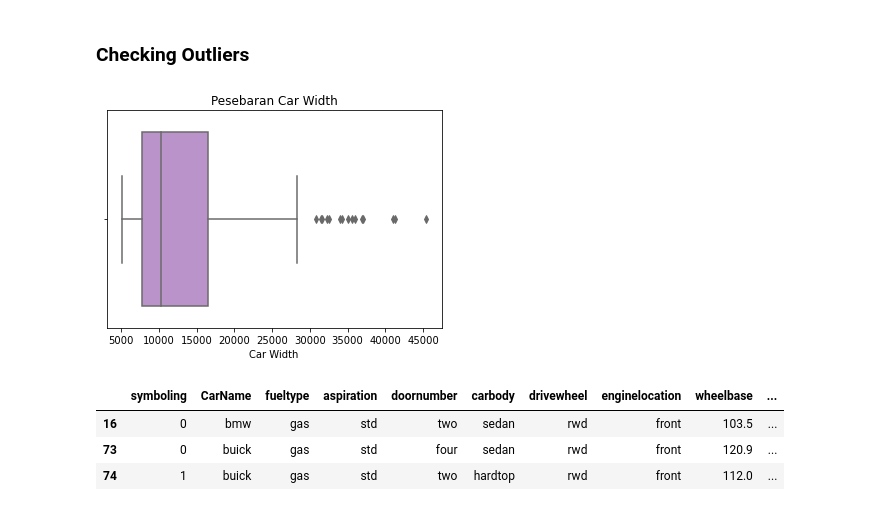
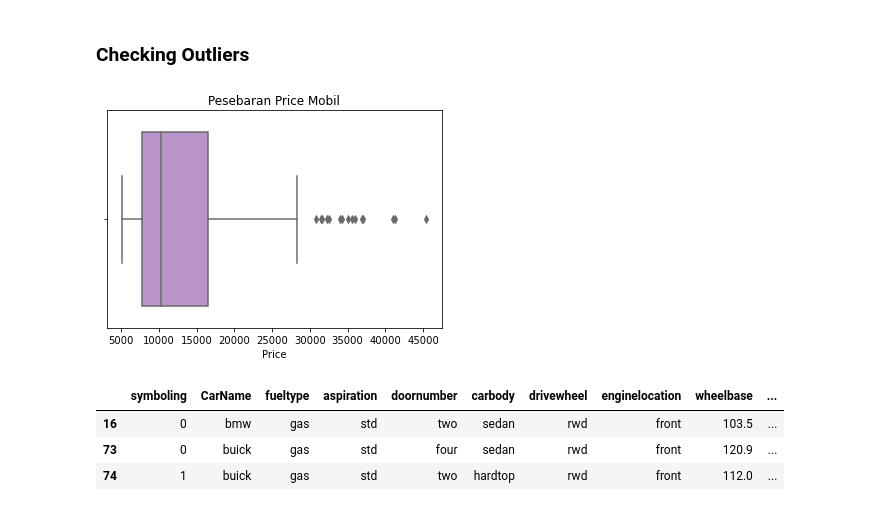
Before and after one commit to arsyfpro/Machine-Learning-Laboratory, a Jupyter notebook: #4 Exploratory Data Analysis/P4_EDA.ipynb, the cells around one changed output. Drawn from its saved outputs; the diff is of its cells as text; code cells hidden in the pictures.

```diff
--- a/#4 Exploratory Data Analysis/P4_EDA.ipynb
+++ b/#4 Exploratory Data Analysis/P4_EDA.ipynb
@@ -205,14 +205,14 @@ plt.show()
 # %%
 # melihat pesebaran data menggunakan boxplot
 fig = plt.figure()
 ax = sns.boxplot(x='price', data=df, color='#bd8ad4')
 
-plt.title("Pesebaran Car Width")
-plt.xlabel("Car Width")
+plt.title("Pesebaran Price Mobil")
+plt.xlabel("Price")
 
 plt.show()
 # %% [output]
-[figure, old version]
+[figure, new version]
 # %%
 # Cek outliers menggunakan Z-Score
 df[(np.abs(stats.zscore(df['price'])) >= 3)]
```
